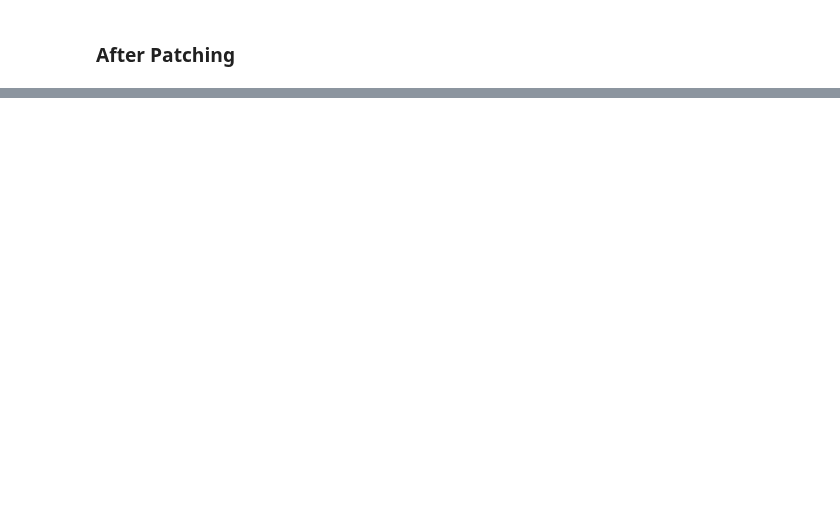
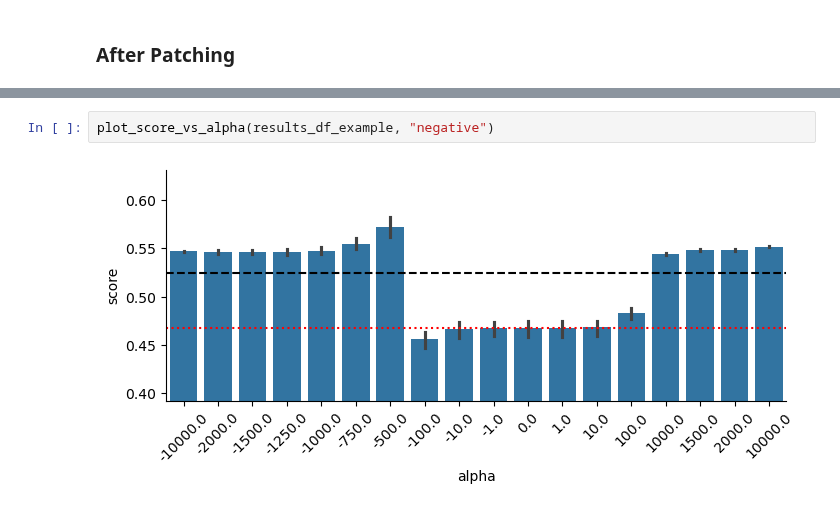
Before and after one commit to kdu4108/measureLM, a Jupyter notebook: notebooks/activation patching/activation patching (kevin).ipynb, the cells around one changed output, grey strips where cells are left out. Drawn from its saved outputs; the diff is of its cells as text; blank space fills up the shorter version.

```diff
--- a/notebooks/activation patching/activation patching (kevin).ipynb
+++ b/notebooks/activation patching/activation patching (kevin).ipynb
@@ -279,0 +483,4 @@ tensor(0.5955, device='mps:0')
+# %%
+plot_score_vs_alpha(results_df_example, "negative")
+# %% [output]
+[figure, added]
```
Also changed, not shown: parts of 21 cells of this notebook, 1 other file.
